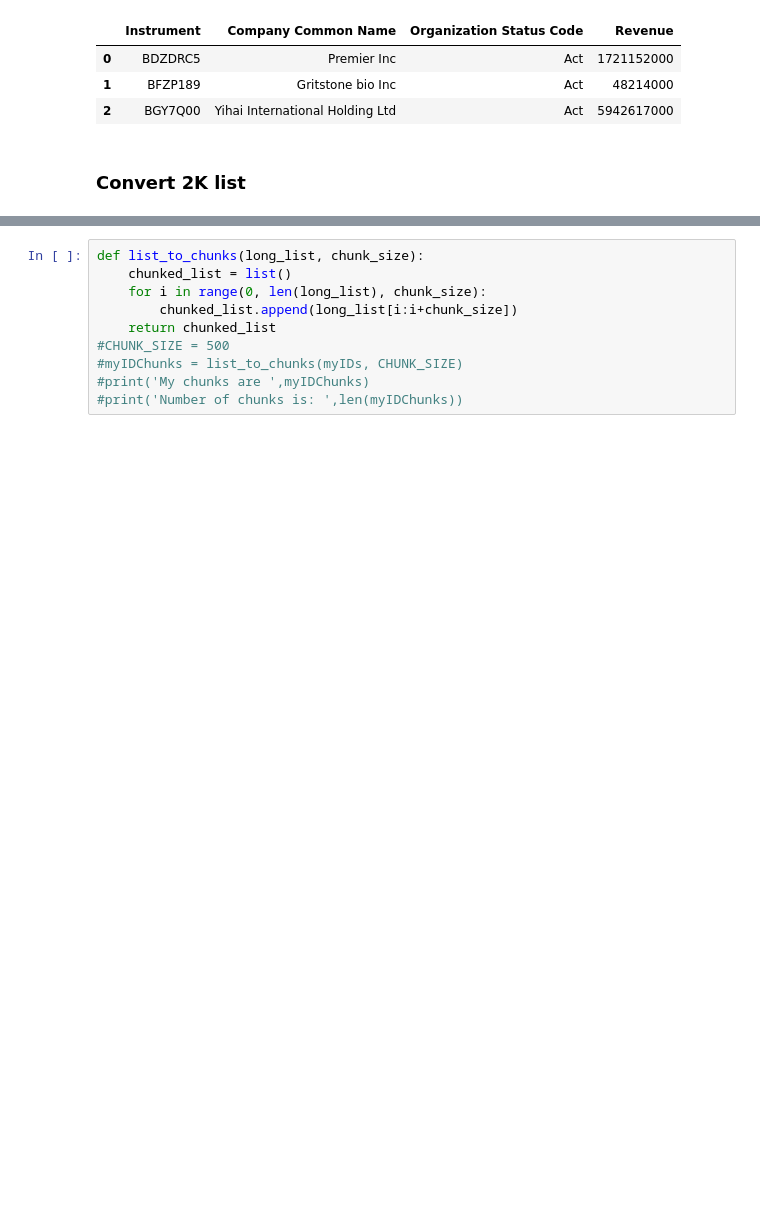
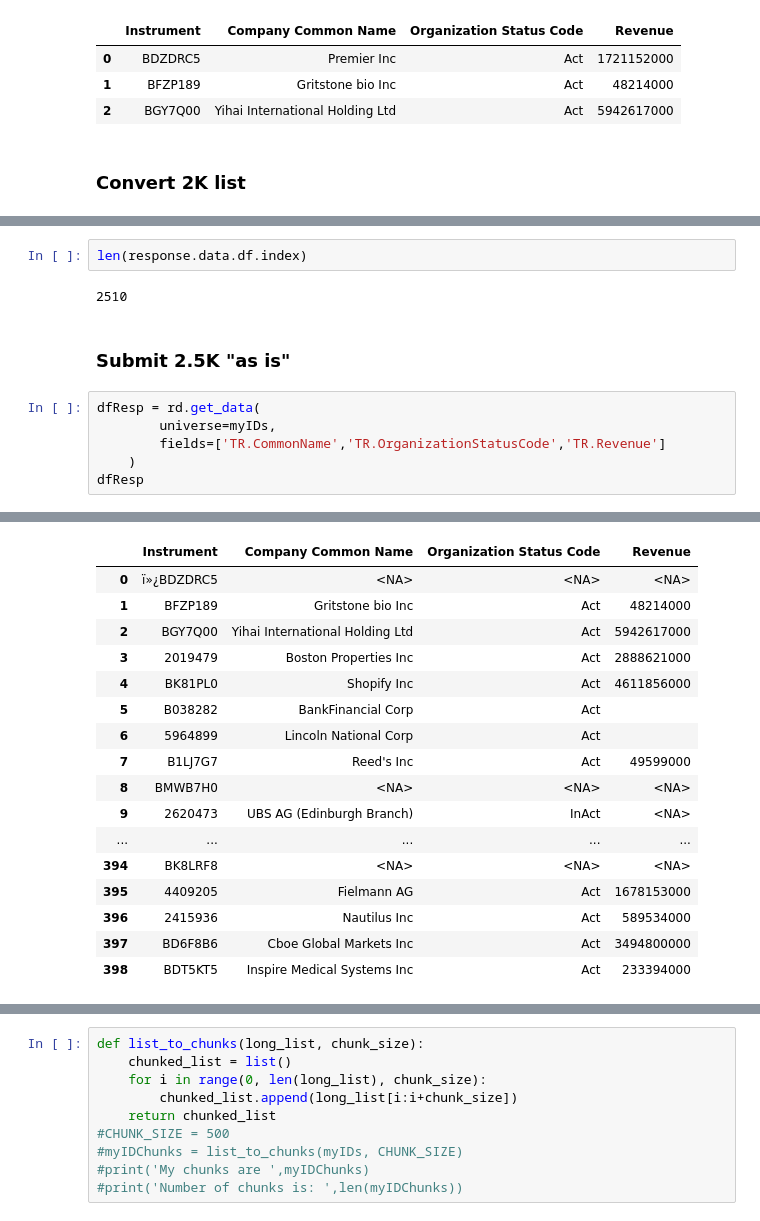
Before and after one commit to LSEG-API-Samples/Example.RDP.Python.RDPNewsMiddleOfficeComplianceUseCases, a Jupyter notebook: Map2kSEDOLs_SymbologyDataLibSearch.ipynb, the cells around one changed output, grey strips where cells are left out. Cells and saved outputs as stored; diff of their text form; blank space fills up the shorter version.

```diff
--- a/Map2kSEDOLs_SymbologyDataLibSearch.ipynb
+++ b/Map2kSEDOLs_SymbologyDataLibSearch.ipynb
@@ -136,0 +146,13 @@ response.data.df
+# %%
+len(response.data.df.index)
+# %% [output]
+2510
+# %% [markdown]
+###  Submit 2.5K "as is"
+# %%
+dfResp = rd.get_data(
+        universe=myIDs,
+        fields=['TR.CommonName','TR.OrganizationStatusCode','TR.Revenue']
+    )
+dfResp
+# %% [output]
@@ -137,2 +161,19 @@ response.data.df
+|  | Instrument | Company Common Name | Organization Status Code | Revenue |
+| 0 | ï»¿BDZDRC5 | <NA> | <NA> | <NA> |
+| 1 | BFZP189 | Gritstone bio Inc | Act | 48214000 |
+| 2 | BGY7Q00 | Yihai International Holding Ltd | Act | 5942617000 |
+| 3 | 2019479 | Boston Properties Inc | Act | 2888621000 |
+| 4 | BK81PL0 | Shopify Inc | Act | 4611856000 |
+| 5 | B038282 | BankFinancial Corp | Act |  |
+| 6 | 5964899 | Lincoln National Corp | Act |  |
+| 7 | B1LJ7G7 | Reed's Inc | Act | 49599000 |
+| 8 | BMWB7H0 | <NA> | <NA> | <NA> |
+| 9 | 2620473 | UBS AG (Edinburgh Branch) | InAct | <NA> |
+| ... | ... | ... | ... | ... |
+| 394 | BK8LRF8 | <NA> | <NA> | <NA> |
+| 395 | 4409205 | Fielmann AG | Act | 1678153000 |
+| 396 | 2415936 | Nautilus Inc | Act | 589534000 |
+| 397 | BD6F8B6 | Cboe Global Markets Inc | Act | 3494800000 |
+| 398 | BDT5KT5 | Inspire Medical Systems Inc | Act | 233394000 |
 # %% [markdown]
 ### Chunk Long List- Define a Helper Function
```
Also changed, not shown: parts of 10 cells of this notebook.
